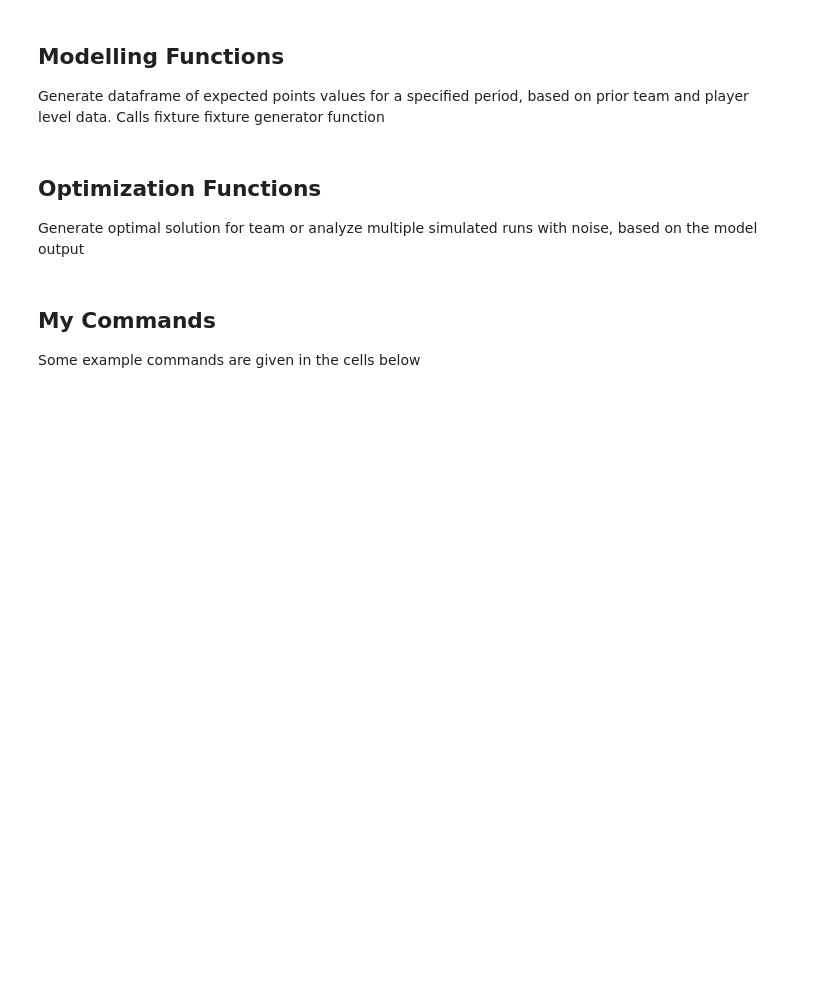
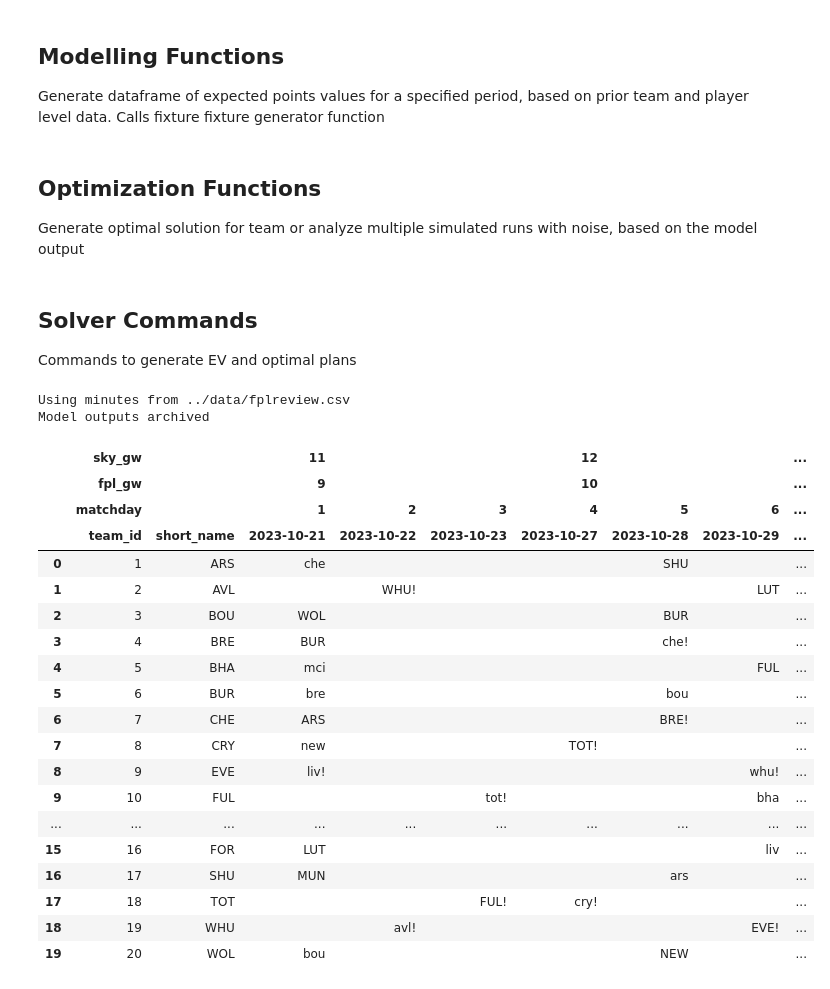
Before and after one commit to SamTroy/SkyFF_Optimization, a Jupyter notebook: notebooks/sky_opt_v1.ipynb, the cells around one changed output. Saved outputs shown, nothing was run; the diff lists cells and outputs as text; code cells hidden in the pictures; blank space fills up the shorter version.

```diff
--- a/notebooks/sky_opt_v1.ipynb
+++ b/notebooks/sky_opt_v1.ipynb
@@ -1054,3 +1012,0 @@ def solve_sky_mp_noise(initial_squad, input_data, md_map, next_md=1, last_md=10,
-# %% [markdown]
-## My Commands
-Some example commands are given in the cells below
@@ -1056,0 +1110,47 @@ Some example commands are given in the cells below
+# %% [markdown]
+## Solver Commands
+Commands to generate EV and optimal plans
+# %%
+# To generate player EV from the fixtures:
+# Change player or team underlyings as you see fit in prior_player_data.csv and team_priors.csv
+# Penalty takers can be overridden in pen_taker_override.csv
+# Adding an fplreview.csv to the data folder will let the model use its xMins. Alternatively, edit bl_xmins in prior_player_data.csv to manually override them
+
+# Example custom fixtures dataframe to add, move, or remove fixtures and assign probabilities of occuring
+# Leave 'custom_fixtures=None' to keep the fixtures as they are on the PL site
+df = pd.DataFrame(columns=('home_team', 'away_team', 'dates', 'probabilities'))
+# df.loc[len(df)] = ['MUN', 'CHE', ['2023-12-05'], [1]]
+# df.loc[len(df)] = ['BUR', 'WHU', ['2023-11-26'], [1]]
+# df.loc[len(df)] = ['EVE', 'MUN', ['2023-11-26'], [1]]
+# df.loc[len(df)] = ['FUL', 'WHU', ['2023-12-11'], [1]]
+
+# Generate fixture ticker and player EV
+# Setting "teamsheet_boost" to a positive decimal (e.g. 0.05) will boost the EV of players for whom the teamsheet will be released before the deadline
+# Set the last matchday, last_md, as an integer, or a date as a string in the format 'YYYY-mm-dd'
+r2 = generate_model_output(first_md=1, last_md=26, filename_suffix=None, custom_fixtures=df, teamsheet_boost=0.05)
+display(r2['formatted_fixtures'])
+# display(r2['unformatted_fixtures'])
+display(r2['skymodel_output'].sort_values(by=['Total_Pts'], ascending=False).head(20))
+# %% [output]
+Using minutes from ../data/fplreview.csv
+Model outputs archived
+|  | sky_gw |  | 11 |  |  | 12 |  |  | ... |
+|  | fpl_gw |  | 9 |  |  | 10 |  |  | ... |
+|  | matchday |  | 1 | 2 | 3 | 4 | 5 | 6 | ... |
+|  | team_id | short_name | 2023-10-21 | 2023-10-22 | 2023-10-23 | 2023-10-27 | 2023-10-28 | 2023-10-29 | ... |
+| 0 | 1 | ARS | che |  |  |  | SHU |  | ... |
+| 1 | 2 | AVL |  | WHU! |  |  |  | LUT | ... |
+| 2 | 3 | BOU | WOL |  |  |  | BUR |  | ... |
+| 3 | 4 | BRE | BUR |  |  |  | che! |  | ... |
+| 4 | 5 | BHA | mci |  |  |  |  | FUL | ... |
+| 5 | 6 | BUR | bre |  |  |  | bou |  | ... |
+| 6 | 7 | CHE | ARS |  |  |  | BRE! |  | ... |
+| 7 | 8 | CRY | new |  |  | TOT! |  |  | ... |
+| 8 | 9 | EVE | liv! |  |  |  |  | whu! | ... |
+| 9 | 10 | FUL |  |  | tot! |  |  | bha | ... |
+| ... | ... | ... | ... | ... | ... | ... | ... | ... | ... |
+| 15 | 16 | FOR | LUT |  |  |  |  | liv | ... |
+| 16 | 17 | SHU | MUN |  |  |  | ars |  | ... |
+| 17 | 18 | TOT |  |  | FUL! | cry! |  |  | ... |
+| 18 | 19 | WHU |  | avl! |  |  |  | EVE! | ... |
+| 19 | 20 | WOL | bou |  |  |  | NEW |  | ... |
```
Also changed, not shown: parts of 13 cells of this notebook, 2 other files.
